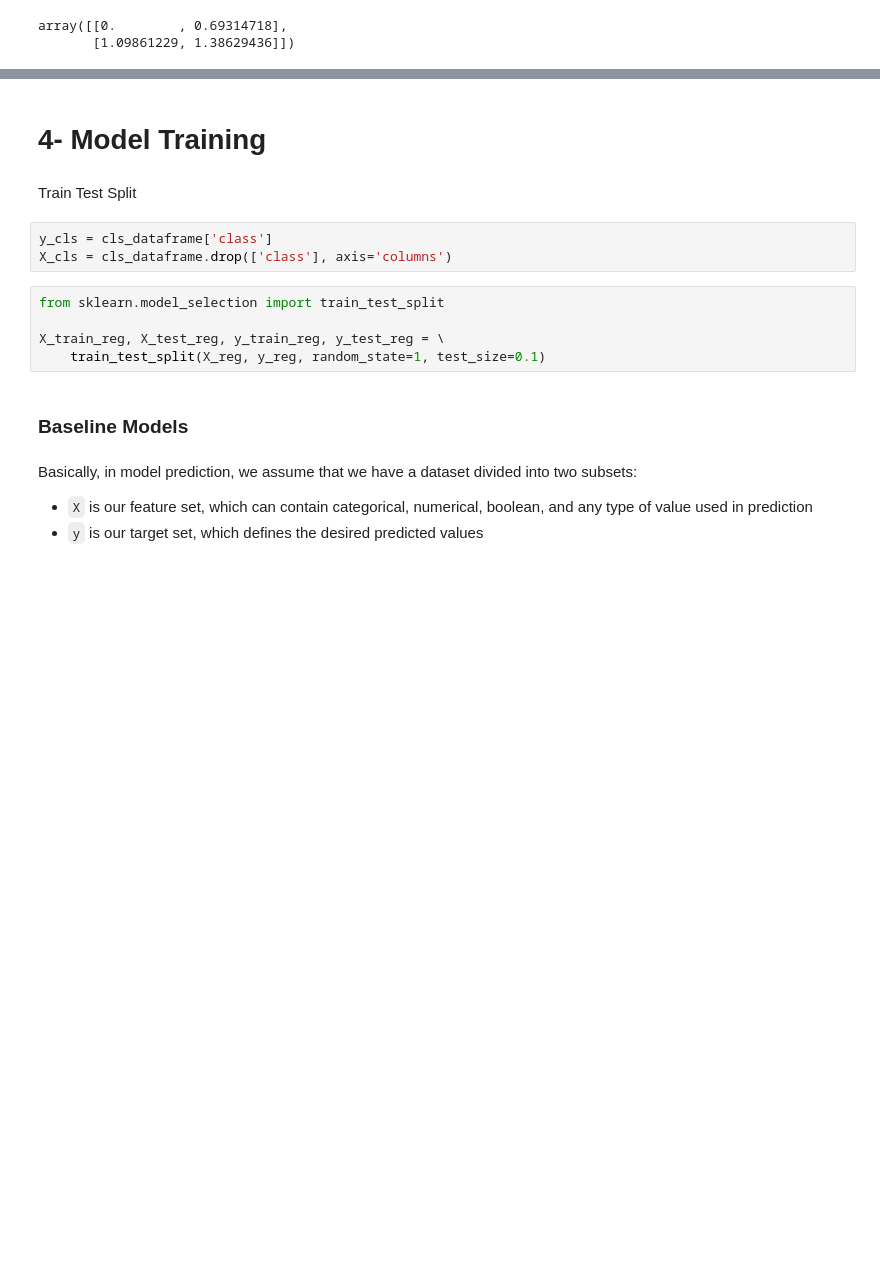
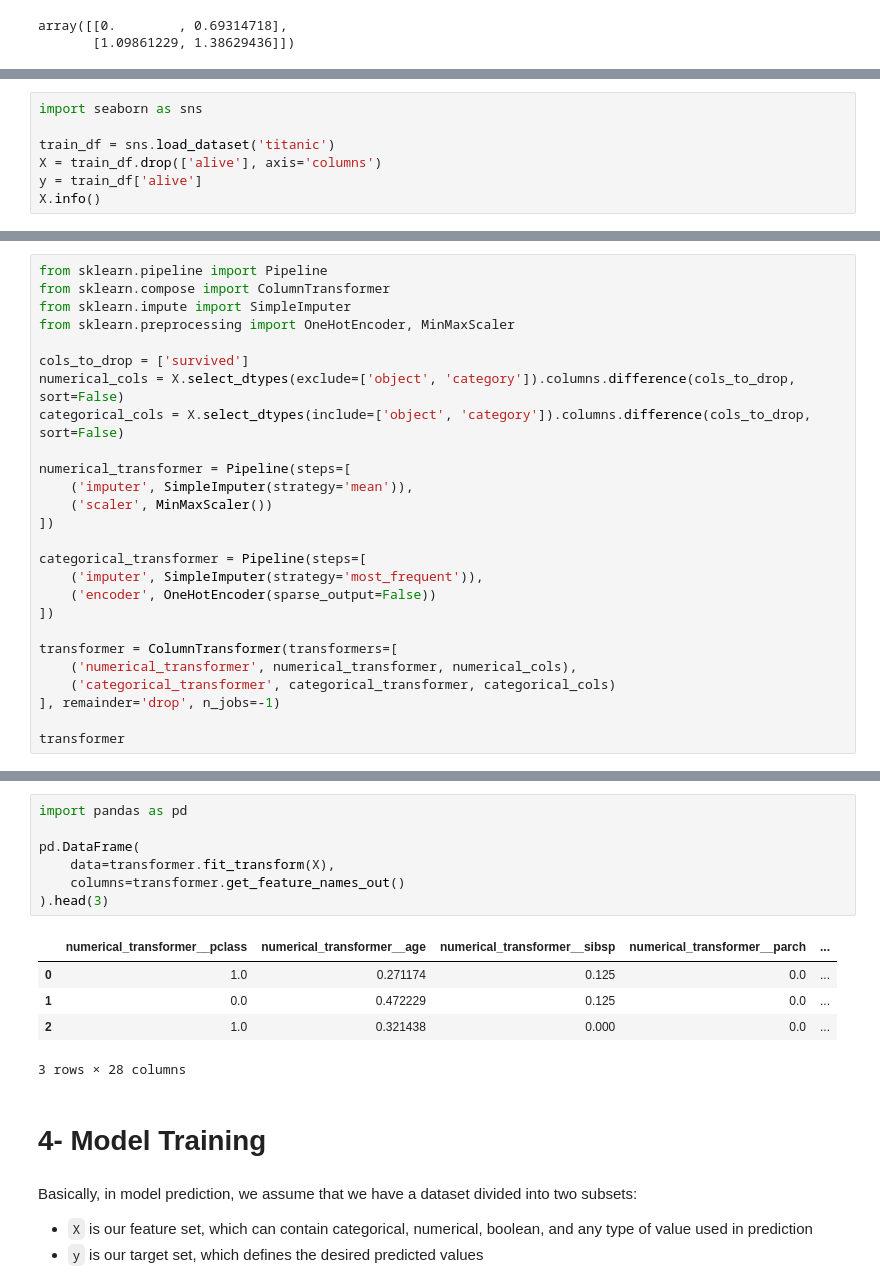
Before and after one commit to tabaraei/Data-Science-Toolkit, a Jupyter notebook: Scikit-Learn.ipynb, the cells around one changed output, grey strips where cells are left out. Cells and saved outputs as stored; diff of their text form; blank space fills up the shorter version.

```diff
--- a/Scikit-Learn.ipynb
+++ b/Scikit-Learn.ipynb
@@ -935,0 +939,7 @@ X_scaled = imputer.fit_transform(X)
+# %%
+import seaborn as sns
+
+train_df = sns.load_dataset('titanic')
+X = train_df.drop(['alive'], axis='columns')
+y = train_df['alive']
+X.info()
@@ -935,0 +966,26 @@ X_scaled = imputer.fit_transform(X)
+# %%
+from sklearn.pipeline import Pipeline
+from sklearn.compose import ColumnTransformer
+from sklearn.impute import SimpleImputer
+from sklearn.preprocessing import OneHotEncoder, MinMaxScaler
+
+cols_to_drop = ['survived']
+numerical_cols = X.select_dtypes(exclude=['object', 'category']).columns.difference(cols_to_drop, sort=False)
+categorical_cols = X.select_dtypes(include=['object', 'category']).columns.difference(cols_to_drop, sort=False)
+
+numerical_transformer = Pipeline(steps=[
+    ('imputer', SimpleImputer(strategy='mean')),
+    ('scaler', MinMaxScaler())
+])
+
+categorical_transformer = Pipeline(steps=[
+    ('imputer', SimpleImputer(strategy='most_frequent')),
+    ('encoder', OneHotEncoder(sparse_output=False))
+])
+
+transformer = ColumnTransformer(transformers=[
+    ('numerical_transformer', numerical_transformer, numerical_cols),
+    ('categorical_transformer', categorical_transformer, categorical_cols)
+], remainder='drop', n_jobs=-1)
+
+transformer
@@ -936,17 +1004,18 @@ X_scaled = imputer.fit_transform(X)
+# %%
+import pandas as pd
+
+pd.DataFrame(
+    data=transformer.fit_transform(X),
+    columns=transformer.get_feature_names_out()
+).head(3)
+# %% [output]
+|  | numerical_transformer__pclass | numerical_transformer__age | numerical_transformer__sibsp | numerical_transformer__parch | ... |
+| 0 | 1.0 | 0.271174 | 0.125 | 0.0 | ... |
+| 1 | 0.0 | 0.472229 | 0.125 | 0.0 | ... |
+| 2 | 1.0 | 0.321438 | 0.000 | 0.0 | ... |
+3 rows × 28 columns
 # %% [markdown]
 # 4- Model Training
-# %% [markdown]
-Train Test Split
-# %%
-y_cls = cls_dataframe['class']
-X_cls = cls_dataframe.drop(['class'], axis='columns')
-# %%
-from sklearn.model_selection import train_test_split
-
-X_train_reg, X_test_reg, y_train_reg, y_test_reg = \
-    train_test_split(X_reg, y_reg, random_state=1, test_size=0.1)
-# %% [markdown]
-### Baseline Models
 # %% [markdown]
 Basically, in model prediction, we assume that we have a dataset divided into two subsets:
 - `X` is our feature set, which can contain categorical, numerical, boolean, and any type of value used in prediction
```
Also changed, not shown: parts of 152 cells of this notebook.
